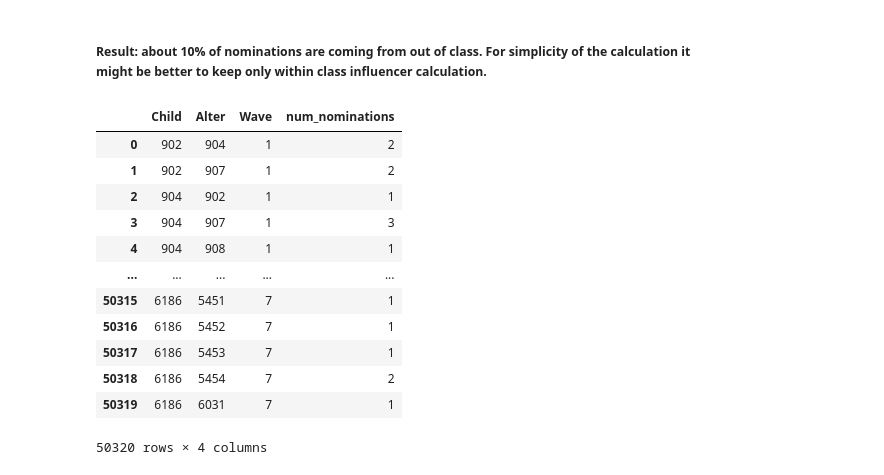
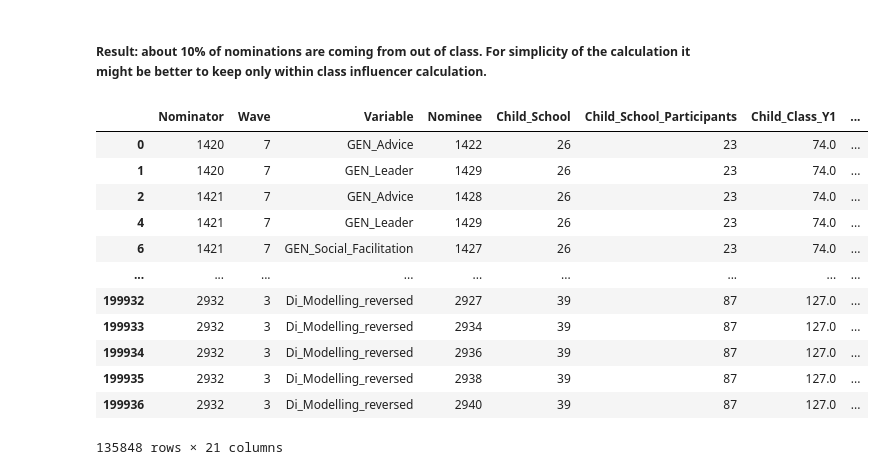
Before and after one commit to MovezNetwork/InfluencersPrediction, a Jupyter notebook: notebooks/EDA_Influencers.ipynb, the cells around one changed output. Drawn from its saved outputs; the diff is of its cells as text; code cells hidden in the pictures.

```diff
--- a/notebooks/EDA_Influencers.ipynb
+++ b/notebooks/EDA_Influencers.ipynb
@@ -329,16 +157,17 @@ df_summed_nom = df_nom.groupby(['Child','Alter','Wave'])['Wave'].count().reset_i
 # %%
-df_summed_nom
+df_nom = df_nom.rename(columns={"Alter": "Nominee", "Child": "Nominator"})
+df_nom
 # %% [output]
-|  | Child | Alter | Wave | num_nominations |
-| 0 | 902 | 904 | 1 | 2 |
-| 1 | 902 | 907 | 1 | 2 |
-| 2 | 904 | 902 | 1 | 1 |
-| 3 | 904 | 907 | 1 | 3 |
-| 4 | 904 | 908 | 1 | 1 |
-| ... | ... | ... | ... | ... |
-| 50315 | 6186 | 5451 | 7 | 1 |
-| 50316 | 6186 | 5452 | 7 | 1 |
-| 50317 | 6186 | 5453 | 7 | 1 |
-| 50318 | 6186 | 5454 | 7 | 2 |
-| 50319 | 6186 | 6031 | 7 | 1 |
+|  | Nominator | Wave | Variable | Nominee | Child_School | Child_School_Participants | Child_Class_Y1 | ... |
+| 0 | 1420 | 7 | GEN_Advice | 1422 | 26 | 23 | 74.0 | ... |
+| 1 | 1420 | 7 | GEN_Leader | 1429 | 26 | 23 | 74.0 | ... |
+| 2 | 1421 | 7 | GEN_Advice | 1428 | 26 | 23 | 74.0 | ... |
+| 4 | 1421 | 7 | GEN_Leader | 1429 | 26 | 23 | 74.0 | ... |
+| 6 | 1421 | 7 | GEN_Social_Facilitation | 1427 | 26 | 23 | 74.0 | ... |
+| ... | ... | ... | ... | ... | ... | ... | ... | ... |
+| 199932 | 2932 | 3 | Di_Modelling_reversed | 2927 | 39 | 87 | 127.0 | ... |
+| 199933 | 2932 | 3 | Di_Modelling_reversed | 2934 | 39 | 87 | 127.0 | ... |
+| 199934 | 2932 | 3 | Di_Modelling_reversed | 2936 | 39 | 87 | 127.0 | ... |
+| 199935 | 2932 | 3 | Di_Modelling_reversed | 2938 | 39 | 87 | 127.0 | ... |
+| 199936 | 2932 | 3 | Di_Modelling_reversed | 2940 | 39 | 87 | 127.0 | ... |
-50320 rows × 4 columns
+135848 rows × 21 columns
```
Also changed, not shown: parts of 44 cells of this notebook.
